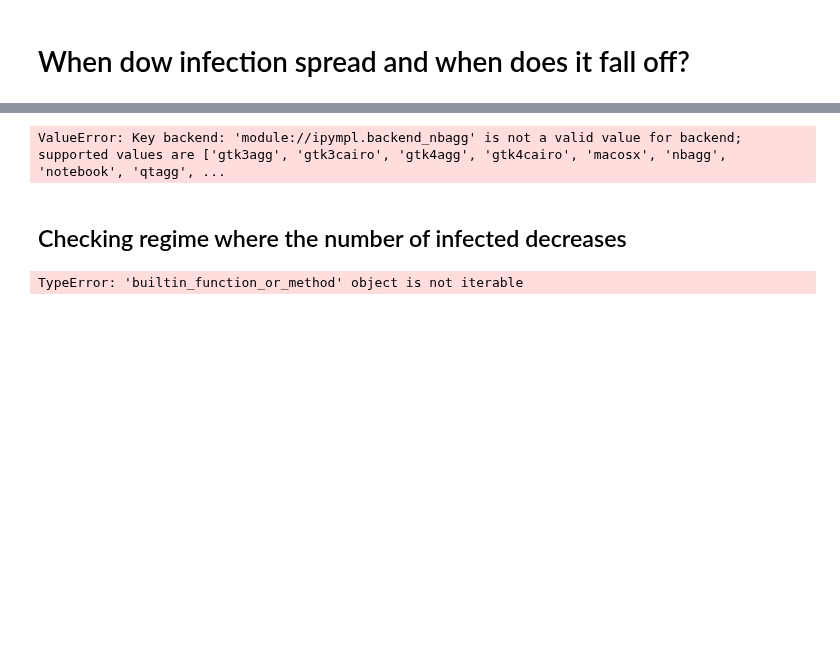
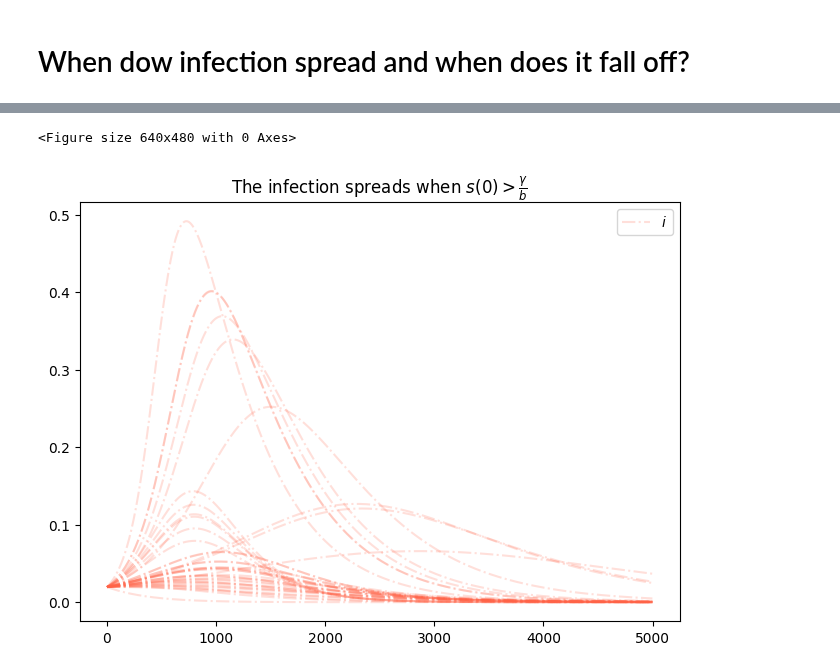
Before and after one commit to HimanshuSingh-all/Computational-Epidemiology-ICTS, a Jupyter notebook: sir_naive_compartmental.ipynb, the cells around one changed output, grey strips where cells are left out. Saved outputs shown, nothing was run; the diff lists cells and outputs as text; code cells hidden in the pictures; blank space fills up the shorter version.

```diff
--- a/sir_naive_compartmental.ipynb
+++ b/sir_naive_compartmental.ipynb
@@ -226,34 +220,36 @@ plt.legend()
 # %%
+
+
 
 # %matplotlib notebook
 plt.clf()
 
 s_0 = s/(s+inf)
 gammabratio = np.array(gamma_b_ratio)
 
 plots = {'i'} #, 'r'}
 every = 1000
 lowlinestyle = 'dashdot'
 colorslow = ['darkorange', 'tomato', 'magenta']
 colorshigh = ['peru', 'red', 'midnightblue']
 alpha_plot = 0.2
 markerh = 'x'
 everyplot = 4
 fig, axs = plt.subplots(nrows= 1, ncols =1, constrained_layout = True) #, figsize = (20, 20)) #, bbox_inches = 'tight')
-# count = 0
+count = 0
 for ratio, euler_states in zip(gammabratio, ball):
     if ratio<s_0:
-        # print(f'{count}.) ratio: {ratio}, s0: {s_0}')
+        # print(f'{count}.) ratio: {ratio}, s0: {s_0}, checkcondition: {np.any(euler_states[1:,1]>euler_states[0,1])}')
         axs.plot(euler_states[:,0], markevery = every, alpha = alpha_plot, linestyle = lowlinestyle, color = colorslow[0]) if 's' in plots else None
         axs.plot(euler_states[:,1], markevery = every, alpha = alpha_plot, linestyle = lowlinestyle, color = colorslow[1]) if 'i' in plots else None
         axs.plot(euler_states[:,2], markevery = every, alpha = alpha_plot, linestyle = lowlinestyle, color = colorslow[2]) if 'r' in plots else None
-    # count+=1
-axs.plot(euler_states[:,0], markevery = every,label = r'$s_{s_0<1/c}$', alpha = alpha_plot, linestyle = lowlinestyle, color = colorslow[0]) if 's' in plots else None
-axs.plot(euler_states[:,1], markevery = every,label = r'$i_{s_0<1/c}$', alpha = alpha_plot, linestyle = lowlinestyle, color = colorslow[1]) if 'i' in plots else None
-axs.plot(euler_states[:,2], markevery = every,label = r'$r_{s_0<1/c}$', alpha = alpha_plot, linestyle = lowlinestyle, color = colorslow[2]) if 'r' in plots else None
-axs.set_title(r'$s(0)<\frac{\gamma}{b}$')
+    count+=1
+axs.plot(euler_states[:,0], markevery = every,label = r'$s$', alpha = alpha_plot, linestyle = lowlinestyle, color = colorslow[0]) if 's' in plots else None
+axs.plot(euler_states[:,1], markevery = every,label = r'$i$', alpha = alpha_plot, linestyle = lowlinestyle, color = colorslow[1]) if 'i' in plots else None
+axs.plot(euler_states[:,2], markevery = every,label = r'$r$', alpha = alpha_plot, linestyle = lowlinestyle, color = colorslow[2]) if 'r' in plots else None
+axs.set_title('The infection spreads when ' + r'$s(0)>\frac{\gamma}{b}$')
 plt.legend()
+plt.show()
 # %% [output]
-ValueError: Key backend: 'module://ipympl.backend_nbagg' is not a valid value for backend; supported values are ['gtk3agg', 'gtk3cairo', 'gtk4agg', 'gtk4cairo', 'macosx', 'nbagg', 'notebook', 'qtagg', ...
+<Figure size 640x480 with 0 Axes>
+[figure, added]
-# %% [markdown]
-## Checking regime where the number of infected decreases
@@ -288,5 +255,0 @@ plt.plot(euler_states[:,2], label = r'$r_{euler}$', color = 'green')
-# %%
-
-a = zip(gammabratio, all )
-# %% [output]
-TypeError: 'builtin_function_or_method' object is not iterable
```
Also changed, not shown: parts of 7 cells of this notebook.
